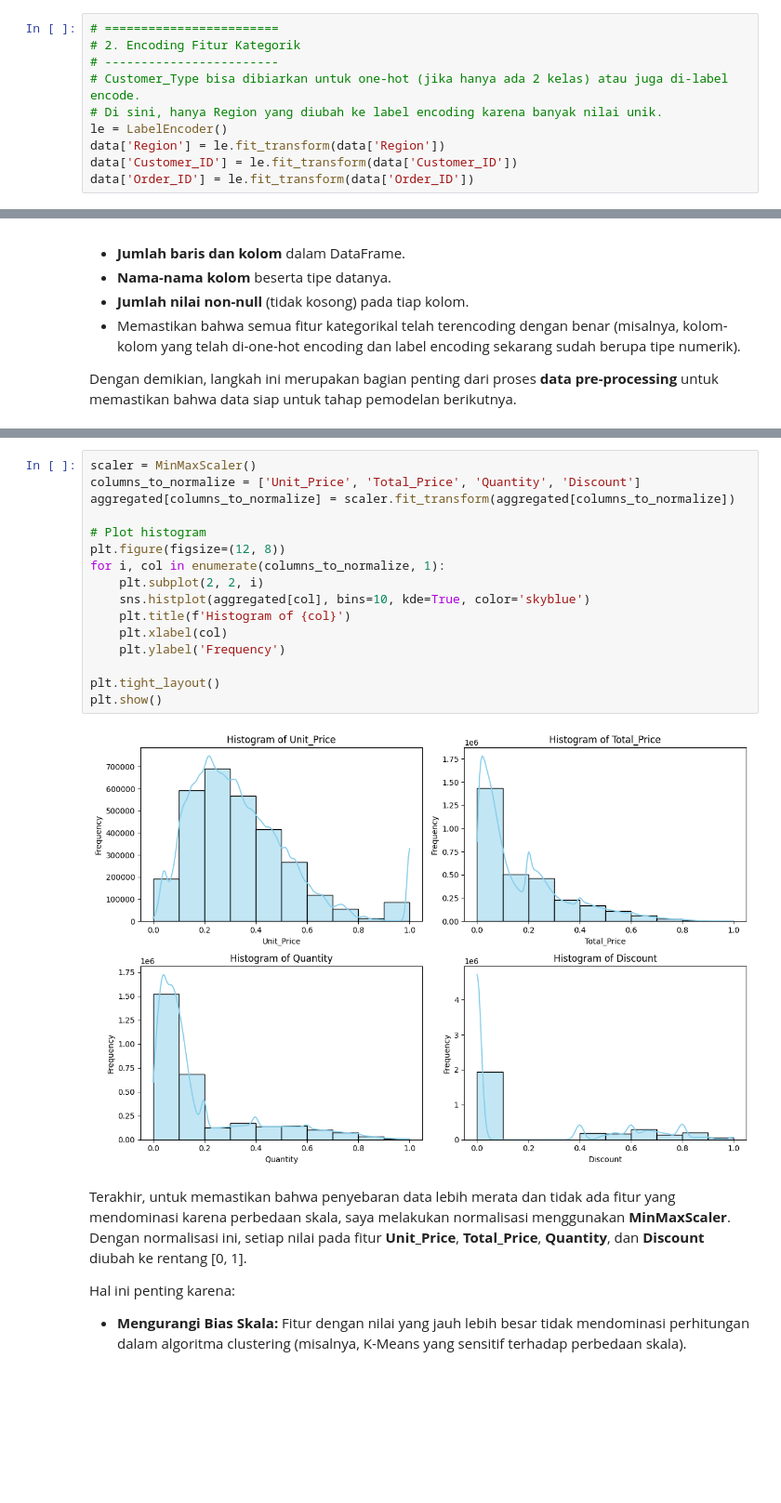
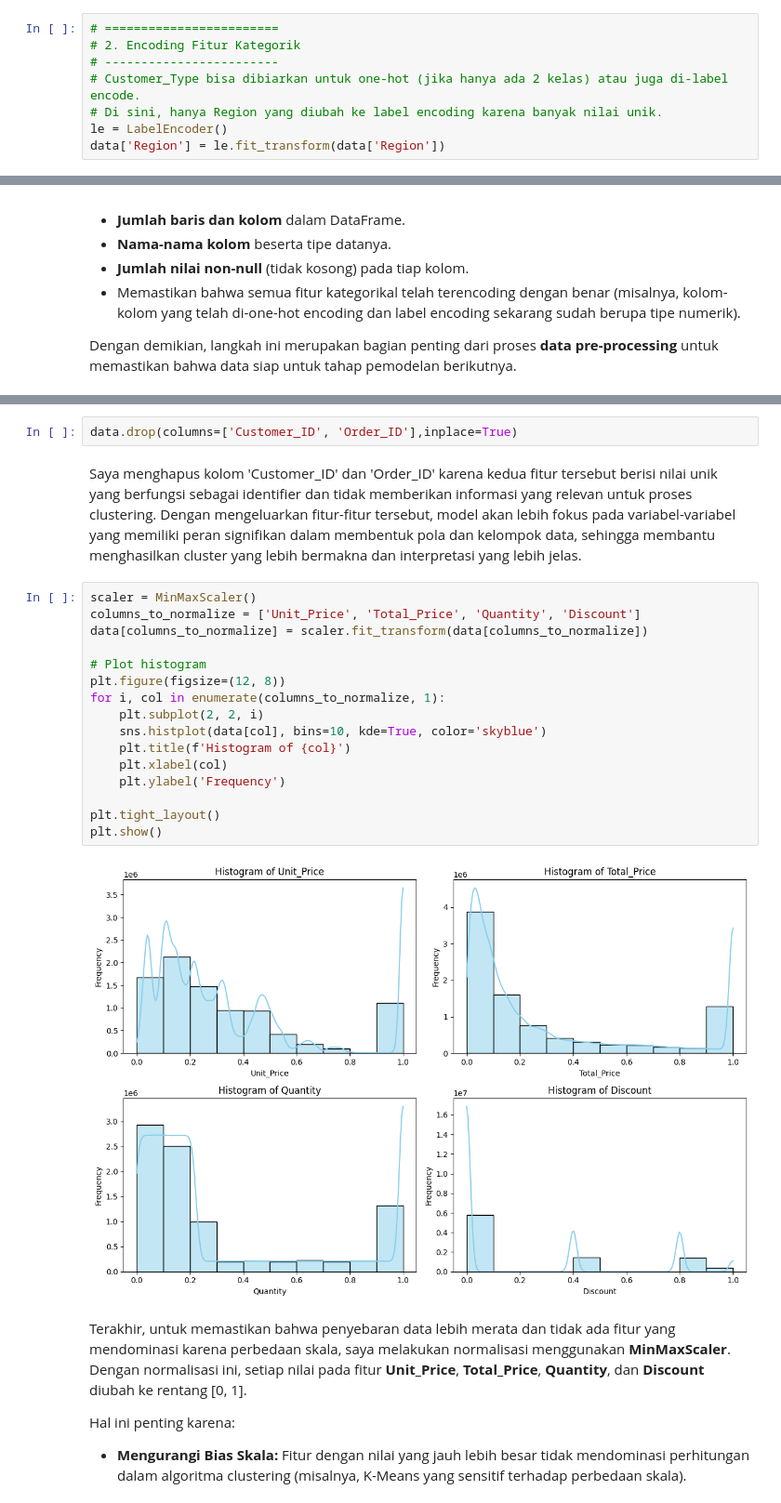
Before and after one commit to audynr/Bevarege_Dataset, a Jupyter notebook: [Clustering]_Submission_Akhir_BMLP_Audy_Nadira_Ramadanti.ipynb, the cells around one changed output, grey strips where cells are left out. Shown at 93% size. Saved outputs shown, nothing was run; the diff lists cells and outputs as text; blank space fills up the shorter version.

Commit message:
revisi notebook dan model

```diff
--- a/[Clustering]_Submission_Akhir_BMLP_Audy_Nadira_Ramadanti.ipynb
+++ b/[Clustering]_Submission_Akhir_BMLP_Audy_Nadira_Ramadanti.ipynb
@@ -350,6 +350,4 @@ Selain itu, kita bisa melihatnya langsung dari boxplot pada grafik “After Outl
 # Di sini, hanya Region yang diubah ke label encoding karena banyak nilai unik.
 le = LabelEncoder()
 data['Region'] = le.fit_transform(data['Region'])
-data['Customer_ID'] = le.fit_transform(data['Customer_ID'])
-data['Order_ID'] = le.fit_transform(data['Order_ID'])
 # %% [markdown]
@@ -428,21 +402,25 @@ Setelah proses agregasi, data sudah dalam format yang lebih ringkas dan siap unt
+# %%
+data.drop(columns=['Customer_ID', 'Order_ID'],inplace=True)
+# %% [markdown]
+Saya menghapus kolom 'Customer_ID' dan 'Order_ID' karena kedua fitur tersebut berisi nilai unik yang berfungsi sebagai identifier dan tidak memberikan informasi yang relevan untuk proses clustering. Dengan mengeluarkan fitur-fitur tersebut, model akan lebih fokus pada variabel-variabel yang memiliki peran signifikan dalam membentuk pola dan kelompok data, sehingga membantu menghasilkan cluster yang lebih bermakna dan interpretasi yang lebih jelas.
 # %%
 scaler = MinMaxScaler()
 columns_to_normalize = ['Unit_Price', 'Total_Price', 'Quantity', 'Discount']
-aggregated[columns_to_normalize] = scaler.fit_transform(aggregated[columns_to_normalize])
+data[columns_to_normalize] = scaler.fit_transform(data[columns_to_normalize])
 
 # Plot histogram
 plt.figure(figsize=(12, 8))
 for i, col in enumerate(columns_to_normalize, 1):
     plt.subplot(2, 2, i)
-    sns.histplot(aggregated[col], bins=10, kde=True, color='skyblue')
+    sns.histplot(data[col], bins=10, kde=True, color='skyblue')
     plt.title(f'Histogram of {col}')
     plt.xlabel(col)
     plt.ylabel('Frequency')
 
 plt.tight_layout()
 plt.show()
 # %% [output]
-[figure, old version]
+[figure, new version]
 # %% [markdown]
 Terakhir, untuk memastikan bahwa penyebaran data lebih merata dan tidak ada fitur yang mendominasi karena perbedaan skala, saya melakukan normalisasi menggunakan **MinMaxScaler**. Dengan normalisasi ini, setiap nilai pada fitur **Unit_Price**, **Total_Price**, **Quantity**, dan **Discount** diubah ke rentang [0, 1].
 
```
Also changed, not shown: parts of 16 cells of this notebook, 2 other files.
